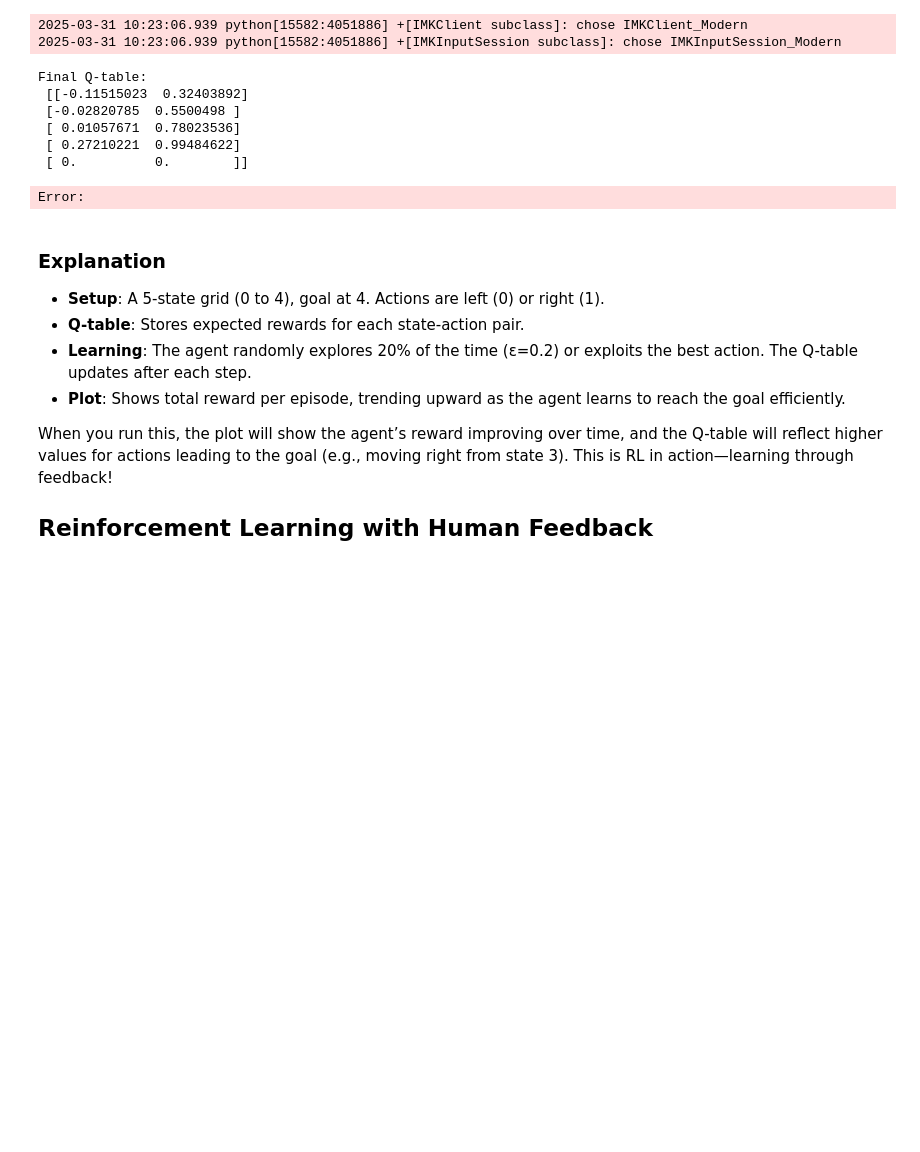
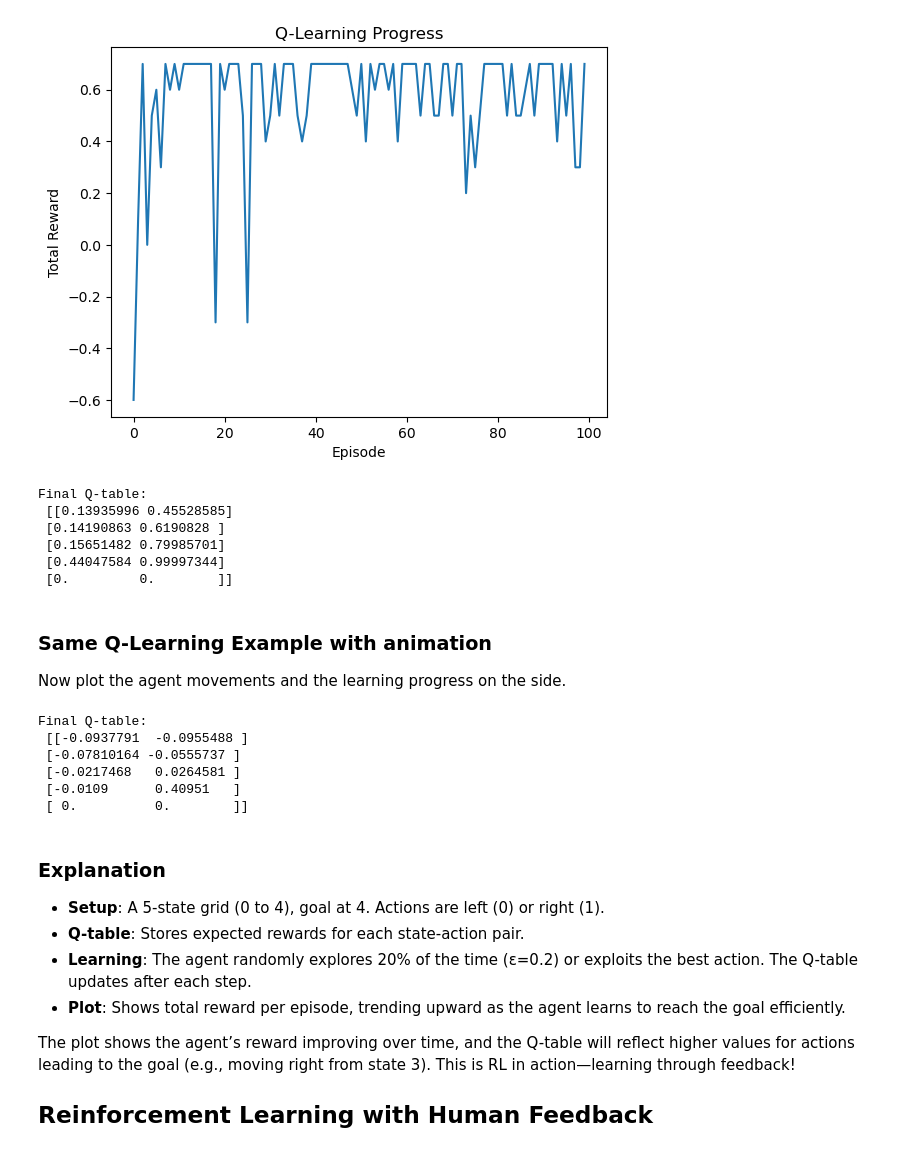
Before and after one commit to zlu/ml_study, a Jupyter notebook: reinforcement_learning.ipynb, the cells around one changed output. Saved outputs shown, nothing was run; the diff lists cells and outputs as text; code cells hidden in the pictures; blank space fills up the shorter version.

Commit message:
Separate examples: one draws only the learning progress for brevity and one with agent movement animation

```diff
--- a/reinforcement_learning.ipynb
+++ b/reinforcement_learning.ipynb
@@ -32,3 +32,57 @@ In a 1D grid, an agent moves left or right to reach a goal.  Plot the agent's le
+# %%
+import numpy as np
+import matplotlib.pyplot as plt
+
+# Environment: 1D grid [0, 1, 2, 3, 4], goal at 4
+states = 5
+actions = 2  # 0: left, 1: right
+Q = np.zeros((states, actions))  # Q-table
+goal = 4
+
+# Parameters
+alpha = 0.1  # Learning rate
+gamma = 0.9  # Discount factor
+episodes = 100
+rewards = []
+
+# Q-learning
+for episode in range(episodes):
+    state = 0  # Start at 0
+    total_reward = 0
+    while state != goal:
+        # Choose action (epsilon-greedy simplified to random for demo)
+        action = np.random.choice([0, 1]) if np.random.random() < 0.2 else np.argmax(Q[state])
+
+        # Next state and reward
+        next_state = state - 1 if action == 0 and state > 0 else state + 1 if action == 1 and state < 4 else state
+        reward = 1 if next_state == goal else -0.1  # Small penalty for non-goal steps
+        total_reward += reward
+
+        # Update Q-table
+        Q[state, action] += alpha * (reward + gamma * np.max(Q[next_state]) - Q[state, action])
+        state = next_state
+
+    rewards.append(total_reward)
+
+# Plot learning progress
+plt.plot(rewards)
+plt.xlabel('Episode')
+plt.ylabel('Total Reward')
+plt.title('Q-Learning Progress')
+plt.show()
+
+print("Final Q-table:\n", Q)
+# %% [output]
+[figure, added]
+Final Q-table:
+ [[0.13935996 0.45528585]
+ [0.14190863 0.6190828 ]
+ [0.15651482 0.79985701]
+ [0.44047584 0.99997344]
+ [0.         0.        ]]
+# %% [markdown]
+### Same Q-Learning Example with animation
+Now plot the agent movements and the learning progress on the side.
 # %%
 import numpy as np
 import matplotlib.pyplot as plt
@@ -60,7 +114,11 @@ for episode in range(episodes):
 
     while state != goal:
         action = np.random.choice([0, 1]) if np.random.random() < epsilon else np.argmax(Q[state])
-        next_state = state - 1 if action == 0 and state > 0 else state + 1 if action == 1 and state < 4 else state
+        # Determine next state based on action
+        if action == 0:  # Move left
+            next_state = state - 1 if state > 0 else state  # Move left if possible, else stay
+        else:  # action == 1, Move right
+            next_state = state + 1 if state < 4 else state  # Move right if possible, else stay
         reward = 1 if next_state == goal else -0.1
         total_reward += reward
         Q[state, action] += alpha * (reward + gamma * np.max(Q[next_state]) - Q[state, action])
@@ -127,15 +185,12 @@ plt.show(block=True)  # Block to keep window open
 
 print("Final Q-table:\n", Q)
 # %% [output]
-2025-03-31 10:23:06.939 python[15582:4051886] +[IMKClient subclass]: chose IMKClient_Modern
-2025-03-31 10:23:06.939 python[15582:4051886] +[IMKInputSession subclass]: chose IMKInputSession_Modern
+Final Q-table:
+ [[-0.0937791  -0.0955488 ]
+ [-0.07810164 -0.0555737 ]
+ [-0.0217468   0.0264581 ]
+ [-0.0109      0.40951   ]
+ [ 0.          0.        ]]
-Final Q-table:
- [[-0.11515023  0.32403892]
- [-0.02820785  0.5500498 ]
- [ 0.01057671  0.78023536]
- [ 0.27210221  0.99484622]
- [ 0.          0.        ]]
-Error:
 # %% [markdown]
 
 ### Explanation
@@ -144,6 +199,6 @@ Error:
 - **Learning**: The agent randomly explores 20% of the time (ε=0.2) or exploits the best action. The Q-table updates after each step.
 - **Plot**: Shows total reward per episode, trending upward as the agent learns to reach the goal efficiently.
 
-When you run this, the plot will show the agent’s reward improving over time, and the Q-table will reflect higher values for actions leading to the goal (e.g., moving right from state 3). This is RL in action—learning through feedback!
+The plot shows the agent’s reward improving over time, and the Q-table will reflect higher values for actions leading to the goal (e.g., moving right from state 3). This is RL in action—learning through feedback!
 
 ## Reinforcement Learning with Human Feedback
```
Also changed, not shown: parts of 1 cell of this notebook.
